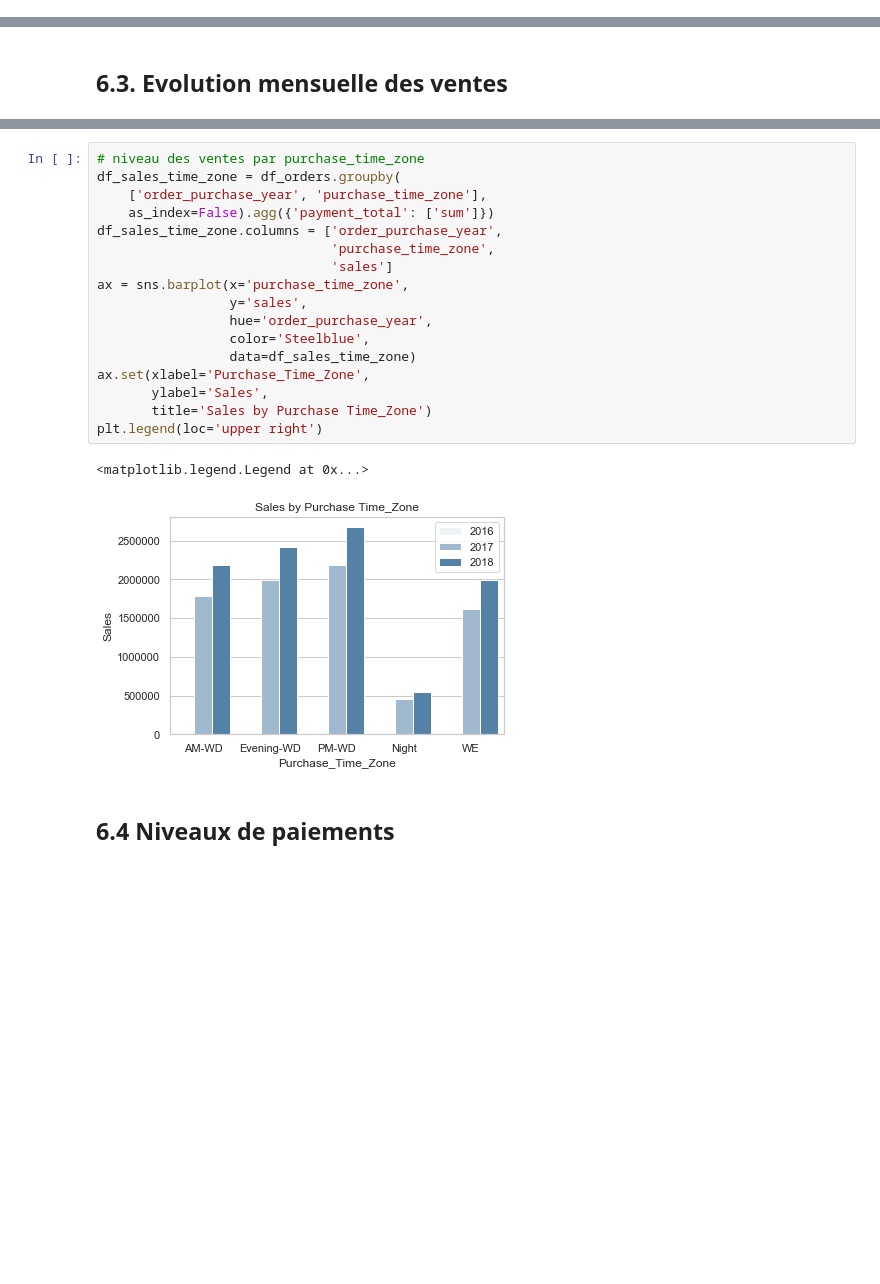
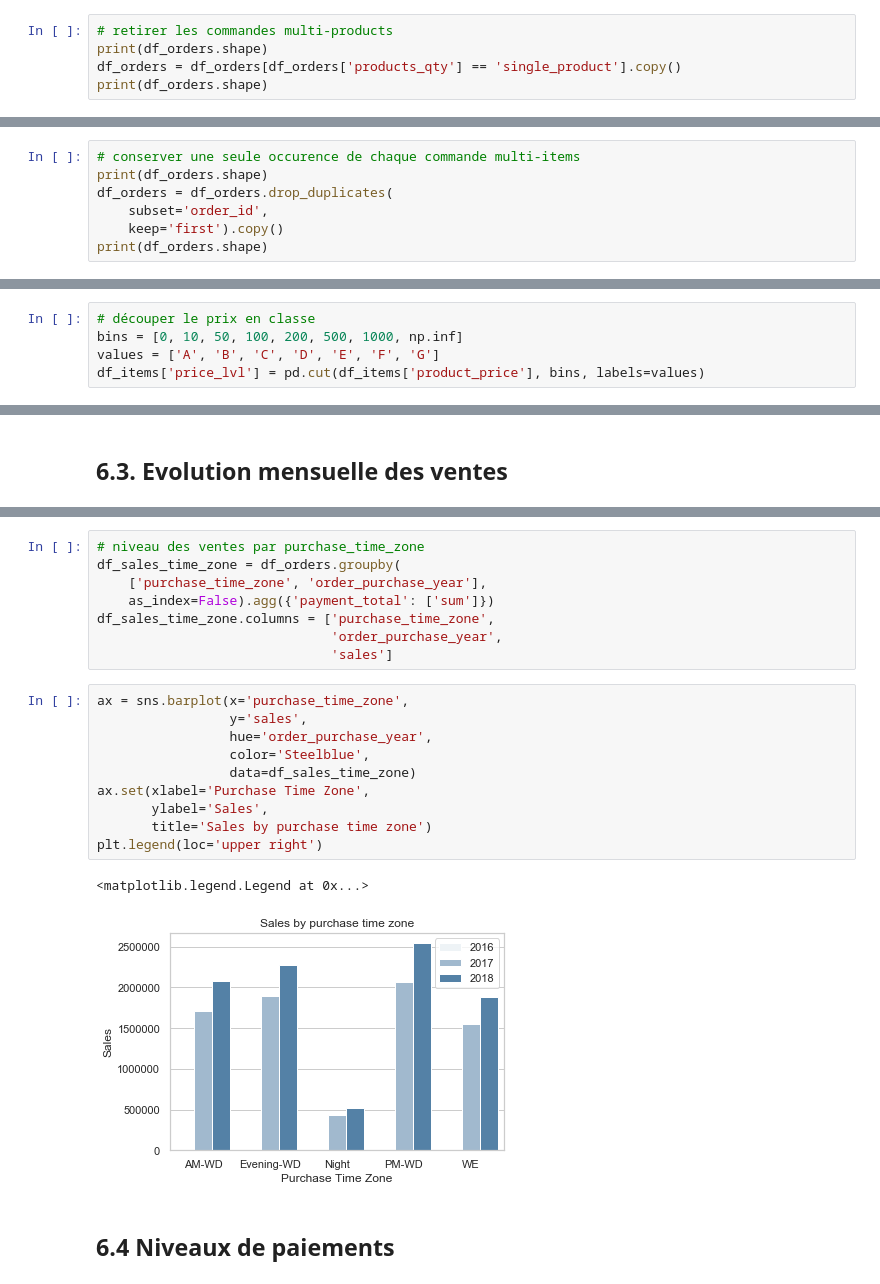
Before and after one commit to EtienneLardeur/P5_CustomerSegmentation, a Jupyter notebook: POlist_01_NotebookEDA_uncleaned.ipynb, the cells around one changed output, grey strips where cells are left out. Drawn from its saved outputs; the diff is of its cells as text; blank space fills up the shorter version.

```diff
--- a/POlist_01_NotebookEDA_uncleaned.ipynb
+++ b/POlist_01_NotebookEDA_uncleaned.ipynb
@@ -849,0 +905,5 @@ df_orders.sample(7)
+# %%
+# retirer les commandes multi-products
+print(df_orders.shape)
+df_orders = df_orders[df_orders['products_qty'] == 'single_product'].copy()
+print(df_orders.shape)
@@ -952,0 +1018,7 @@ df_orders.sample(3)
+# %%
+# conserver une seule occurence de chaque commande multi-items
+print(df_orders.shape)
+df_orders = df_orders.drop_duplicates(
+    subset='order_id',
+    keep='first').copy()
+print(df_orders.shape)
@@ -1029,3 +1104,8 @@ plt.legend(df_price_charm.index, loc='center left', bbox_to_anchor=(-0.1, 1.))
 [figure]
 # %% [markdown]
 Tandis qu'il y a plus de références en Charm Price, on observe qu'il s'agit en moyenne d'articles moins coûteux, cela reletivisera l'impact du Charm Price sur les ventes.
+# %%
+# découper le prix en classe
+bins = [0, 10, 50, 100, 200, 500, 1000, np.inf]
+values = ['A', 'B', 'C', 'D', 'E', 'F', 'G']
+df_items['price_lvl'] = pd.cut(df_items['product_price'], bins, labels=values)
@@ -1870,23 +1985,24 @@ plt.legend(loc='upper right')
+# %%
+# niveau des ventes par purchase_time_zone
+df_sales_time_zone = df_orders.groupby(
+    ['purchase_time_zone', 'order_purchase_year'],
+    as_index=False).agg({'payment_total': ['sum']})
+df_sales_time_zone.columns = ['purchase_time_zone',
+                              'order_purchase_year',
+                              'sales']
 # %%
-# niveau des ventes par purchase_time_zone
-df_sales_time_zone = df_orders.groupby(
-    ['order_purchase_year', 'purchase_time_zone'],
-    as_index=False).agg({'payment_total': ['sum']})
-df_sales_time_zone.columns = ['order_purchase_year',
-                              'purchase_time_zone',
-                              'sales']
 ax = sns.barplot(x='purchase_time_zone',
                  y='sales',
                  hue='order_purchase_year',
                  color='Steelblue',
                  data=df_sales_time_zone)
-ax.set(xlabel='Purchase_Time_Zone',
+ax.set(xlabel='Purchase Time Zone',
        ylabel='Sales',
-       title='Sales by Purchase Time_Zone')
+       title='Sales by purchase time zone')
 plt.legend(loc='upper right')
 # %% [output]
 <matplotlib.legend.Legend at 0x...>
-[figure, old version]
+[figure, new version]
 # %% [markdown]
 ## 6.4 Niveaux de paiements
 # %%
```
Also changed, not shown: parts of 102 cells of this notebook.
